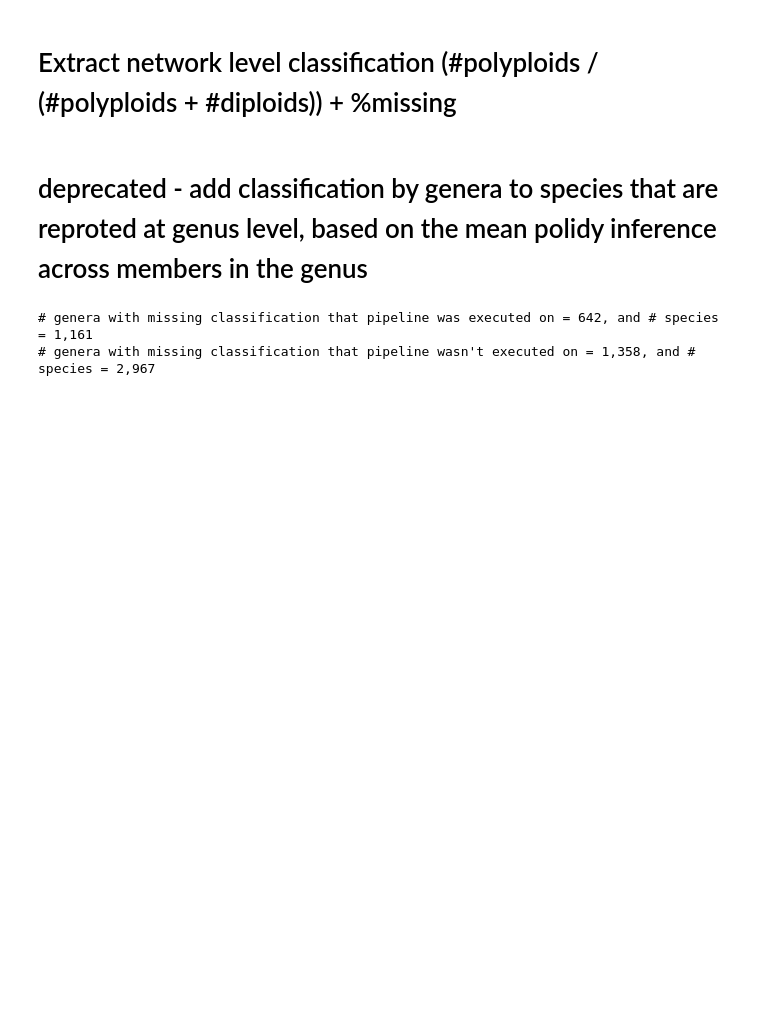
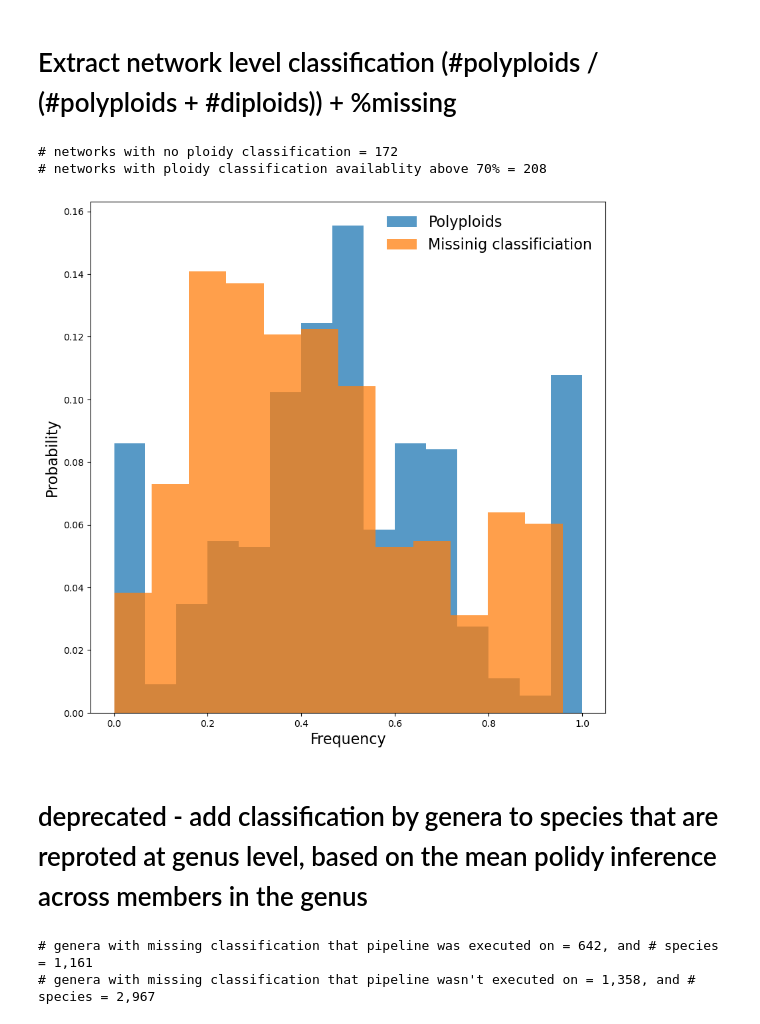
Before and after one commit to halabikeren/plant_pollinator_networks, a Jupyter notebook: notebooks/extract_ploidy_classification.ipynb, the cells around one changed output. Drawn from its saved outputs; the diff is of its cells as text; code cells hidden in the pictures; blank space fills up the shorter version.

```diff
--- a/notebooks/extract_ploidy_classification.ipynb
+++ b/notebooks/extract_ploidy_classification.ipynb
@@ -160,12 +283,12 @@ bad_networks = bad_networks.merge(network_classification, on=["network_type", "n
 
 # flag bad networks from features data
 flag_name = "multiple_plant_taxonomic_levels"
-features_dir="/groups/itay_mayrose/halabikeren/plant_pollinator_networks/features/"
+features_dir="../../data/features/"
 features_types = ["plant", "network"]
 networks_types = ["binary", "weighted", "binarized_weighted"]
 for feature_type in features_types:
     for network_type in  networks_types:
-        path = f"{features_dir}/{feature_type}_features/{network_type}/{feature_type}_features.csv"
+        path = f"{features_dir}/{feature_type}/{network_type}/features.csv"
         if os.path.exists(path):
             df = pd.read_csv(path)
             relevant_bad_networks = set(bad_networks.query(f"network_type == '{network_type}'").network_id.tolist())
@@ -274,5 +419,40 @@ for net_type in network_types:
 # %%
 network_level_classification.to_csv(network_classification_path, index=False)
+# %%
+print(f"# networks with no ploidy classification = {network_level_classification.loc[network_level_classification.conservative_is_polyploid_missing_frac == 1].shape[0]:,}")
+print(f"# networks with ploidy classification availablity above 70% = {network_level_classification.loc[network_level_classification.conservative_is_polyploid_missing_frac <= 0.3].shape[0]:,}")
+# %% [output]
+# networks with no ploidy classification = 172
+# networks with ploidy classification availablity above 70% = 208
+# %%
+import seaborn as sns
+plt.rcParams['patch.linewidth'] = 0
+
+network_level_classification = network_level_classification.loc[network_level_classification.conservative_is_polyploid_missing_frac < 1]
+
+fig, ax = plt.subplots(nrows=1, ncols=1, figsize=(10,10))
+
+sns.histplot(data=network_level_classification,
+             x="conservative_is_polyploid_poly_frac",
+             label="Polyploids",
+             color=sns.color_palette()[0],
+             stat="probability",
+             ax=ax)
+
+sns.histplot(data=network_level_classification,
+             x="conservative_is_polyploid_missing_frac",
+             label="Missinig classificiation",
+             color=sns.color_palette()[1],
+             stat="probability",
+             ax=ax)
+
+ax.legend(fontsize=16)
+ax.set_ylabel("Probability", fontsize=16)
+ax.set_xlabel("Frequency", fontsize=16)
+
+fig.savefig("../data/figures/fig1.jpeg")
+# %% [output]
+[figure, added]
 # %% [markdown]
 # deprecated -  add classification by genera to species that are reproted at genus level, based on the mean polidy inference across members in the genus
 # %%
```
Also changed, not shown: parts of 35 cells of this notebook, 4 other files.
